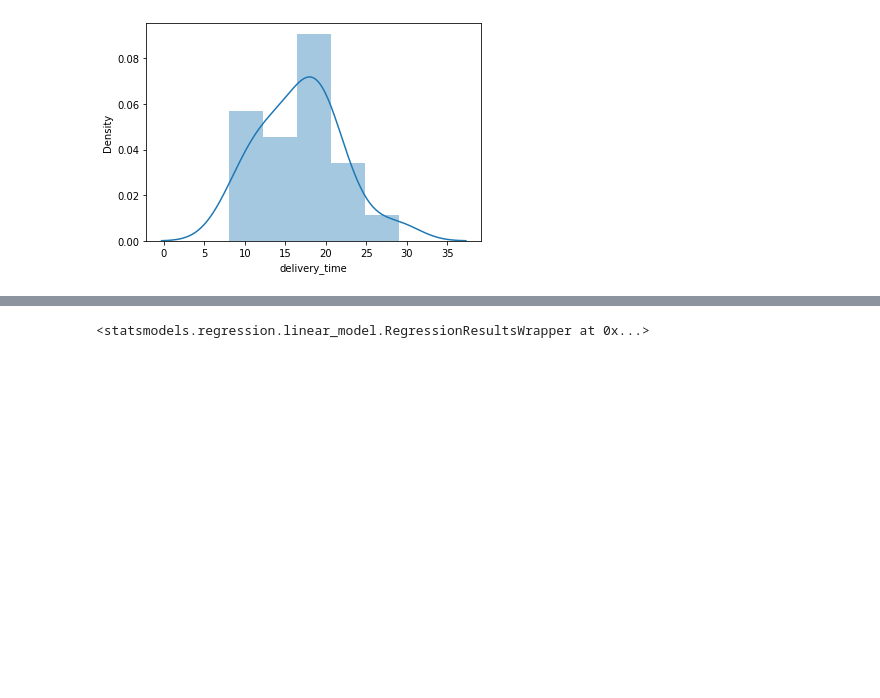
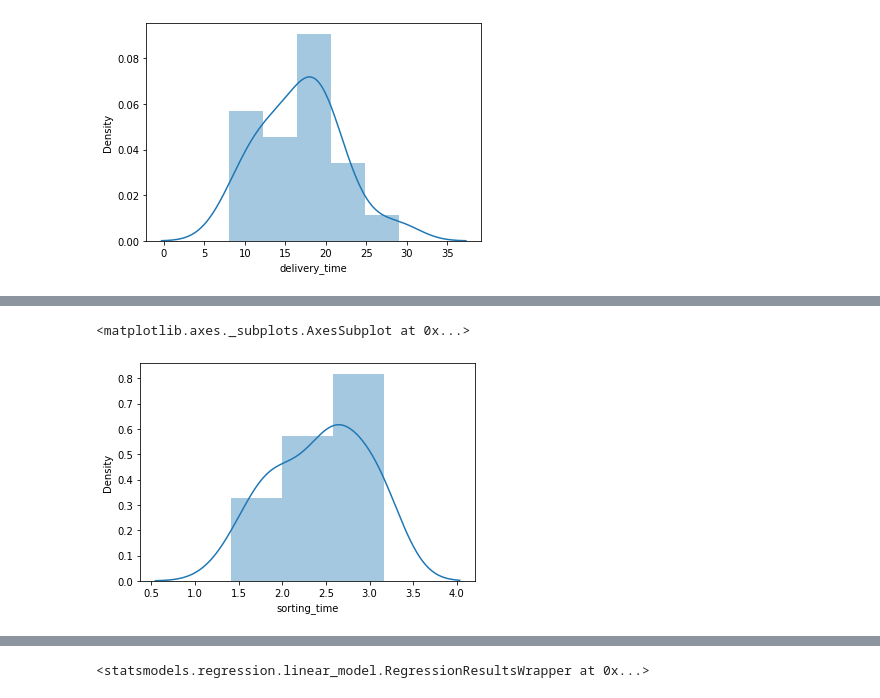
Before and after one commit to shrad1997/Linear_regression, a Jupyter notebook: Linear_regression.ipynb, the cells around one changed output, grey strips where cells are left out. Saved outputs shown, nothing was run; the diff lists cells and outputs as text; code cells hidden in the pictures; blank space fills up the shorter version.

```diff
--- a/Linear_regression.ipynb
+++ b/Linear_regression.ipynb
@@ -118,0 +132,5 @@ sns.distplot(data1['delivery_time'])
+# %%
+sns.distplot(data_sqrt['sorting_time'])
+# %% [output]
+<matplotlib.axes._subplots.AxesSubplot at 0x...>
+[figure, added]
```
Also changed, not shown: parts of 24 cells of this notebook.
